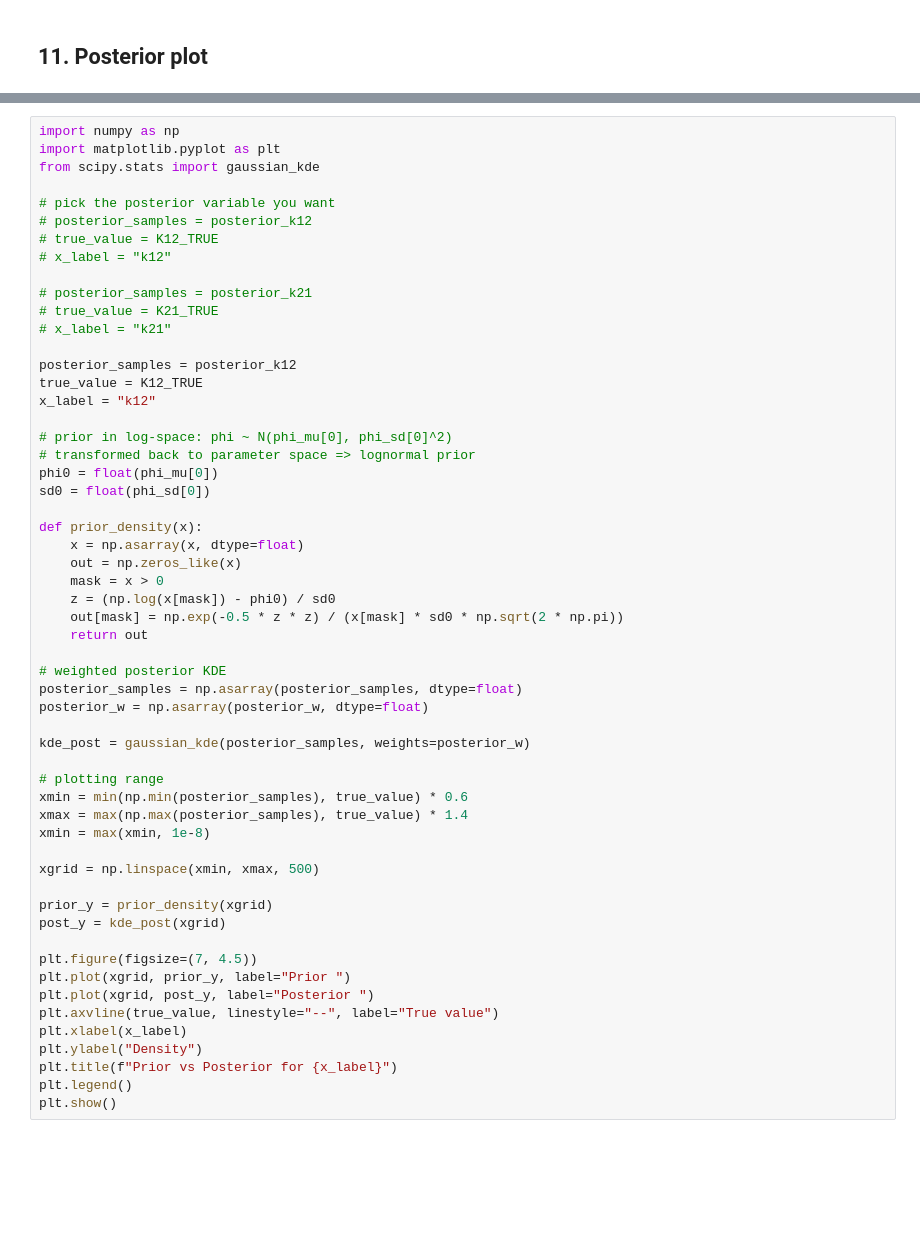
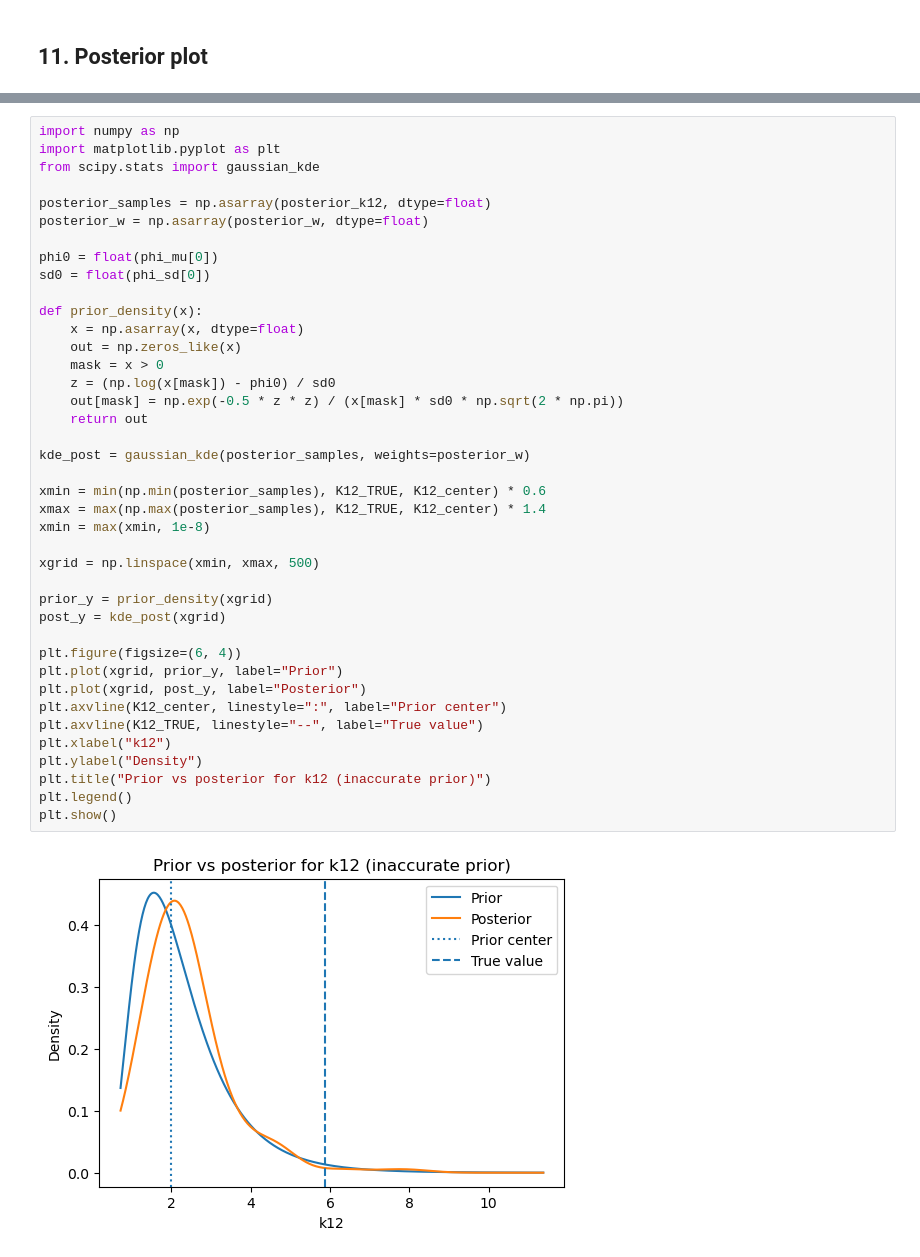
Before and after one commit to AdrianHou2/prc-recruitment-bayesian-analysis, a Jupyter notebook: python_version/test2_k12.ipynb, the cells around one changed output, grey strips where cells are left out. Cells and saved outputs as stored; diff of their text form; blank space fills up the shorter version.

```diff
--- a/python_version/test2_k12.ipynb
+++ b/python_version/test2_k12.ipynb
@@ -243,56 +295,42 @@ plt.show()
 # %%
 import numpy as np
 import matplotlib.pyplot as plt
 from scipy.stats import gaussian_kde
 
-# pick the posterior variable you want
-# posterior_samples = posterior_k12
-# true_value = K12_TRUE
-# x_label = "k12"
+posterior_samples = np.asarray(posterior_k12, dtype=float)
+posterior_w = np.asarray(posterior_w, dtype=float)
 
-# posterior_samples = posterior_k21
-# true_value = K21_TRUE
-# x_label = "k21"
-
-posterior_samples = posterior_k12
-true_value = K12_TRUE
-x_label = "k12"
-
-# prior in log-space: phi ~ N(phi_mu[0], phi_sd[0]^2)
-# transformed back to parameter space => lognormal prior
 phi0 = float(phi_mu[0])
 sd0 = float(phi_sd[0])
 
 def prior_density(x):
     x = np.asarray(x, dtype=float)
     out = np.zeros_like(x)
     mask = x > 0
     z = (np.log(x[mask]) - phi0) / sd0
     out[mask] = np.exp(-0.5 * z * z) / (x[mask] * sd0 * np.sqrt(2 * np.pi))
     return out
 
-# weighted posterior KDE
-posterior_samples = np.asarray(posterior_samples, dtype=float)
-posterior_w = np.asarray(posterior_w, dtype=float)
-
 kde_post = gaussian_kde(posterior_samples, weights=posterior_w)
 
-# plotting range
-xmin = min(np.min(posterior_samples), true_value) * 0.6
-xmax = max(np.max(posterior_samples), true_value) * 1.4
+xmin = min(np.min(posterior_samples), K12_TRUE, K12_center) * 0.6
+xmax = max(np.max(posterior_samples), K12_TRUE, K12_center) * 1.4
 xmin = max(xmin, 1e-8)
 
 xgrid = np.linspace(xmin, xmax, 500)
 
 prior_y = prior_density(xgrid)
 post_y = kde_post(xgrid)
 
-plt.figure(figsize=(7, 4.5))
-plt.plot(xgrid, prior_y, label="Prior ")
-plt.plot(xgrid, post_y, label="Posterior ")
-plt.axvline(true_value, linestyle="--", label="True value")
-plt.xlabel(x_label)
+plt.figure(figsize=(6, 4))
+plt.plot(xgrid, prior_y, label="Prior")
+plt.plot(xgrid, post_y, label="Posterior")
+plt.axvline(K12_center, linestyle=":", label="Prior center")
+plt.axvline(K12_TRUE, linestyle="--", label="True value")
+plt.xlabel("k12")
 plt.ylabel("Density")
-plt.title(f"Prior vs Posterior for {x_label}")
+plt.title("Prior vs posterior for k12 (inaccurate prior)")
 plt.legend()
 plt.show()
+# %% [output]
+[figure, added]
```
Also changed, not shown: parts of 11 cells of this notebook, 2 other files.
